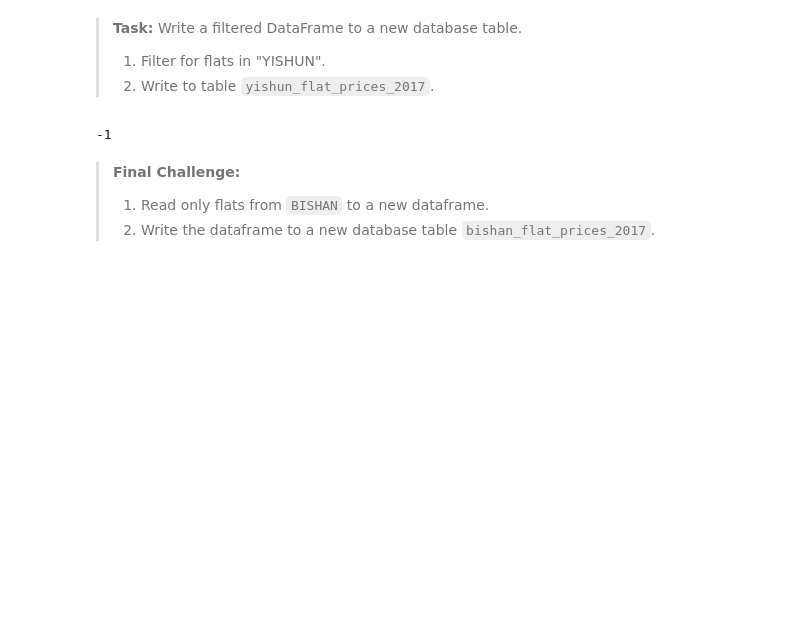
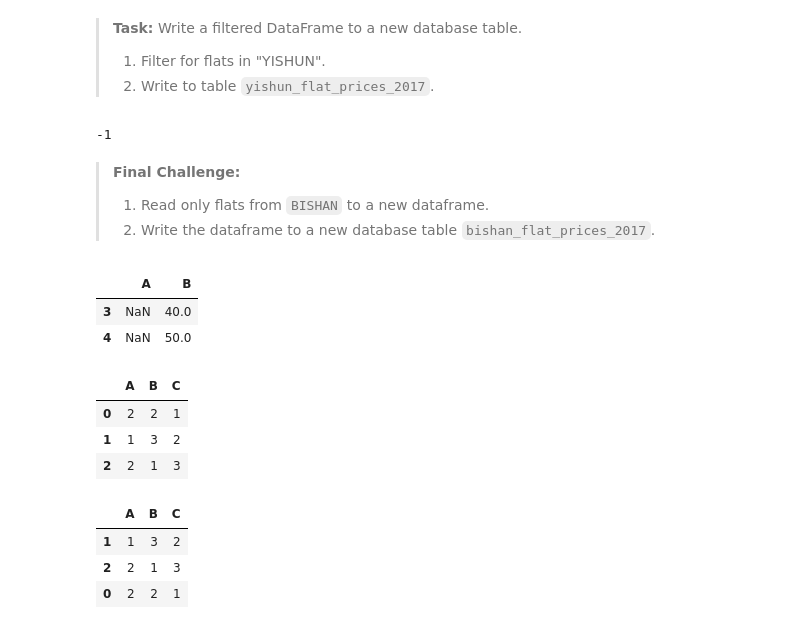
Before and after one commit to khoonseng/6m-data-1.8-eda-basic, a Jupyter notebook: notebooks/eda_basic.ipynb, the cells around one changed output. Drawn from its saved outputs; the diff is of its cells as text; code cells hidden in the pictures; blank space fills up the shorter version.

```diff
--- a/notebooks/eda_basic.ipynb
+++ b/notebooks/eda_basic.ipynb
@@ -1760,0 +1766,25 @@ df_yishun.to_sql("yishun_flat_prices_2017", engine)
+# %%
+df[(df > threshold)].dropna(how="all")
+#df[(df > threshold)].dropna(thresh=1)
+# %% [output]
+|  | A | B |
+| 3 | NaN | 40.0 |
+| 4 | NaN | 50.0 |
+# %%
+import pandas as pd
+
+df = pd.DataFrame({'A': [2, 1, 2], 'B': [2, 3, 1], 'C': [1, 2, 3]})
+df
+# %% [output]
+|  | A | B | C |
+| 0 | 2 | 2 | 1 |
+| 1 | 1 | 3 | 2 |
+| 2 | 2 | 1 | 3 |
+# %%
+df.sort_values(by=['A','B'], ascending=[True,True], inplace=True)
+df
+# %% [output]
+|  | A | B | C |
+| 1 | 1 | 3 | 2 |
+| 2 | 2 | 1 | 3 |
+| 0 | 2 | 2 | 1 |
```
Also changed, not shown: parts of 7 cells of this notebook, 1 other file.
